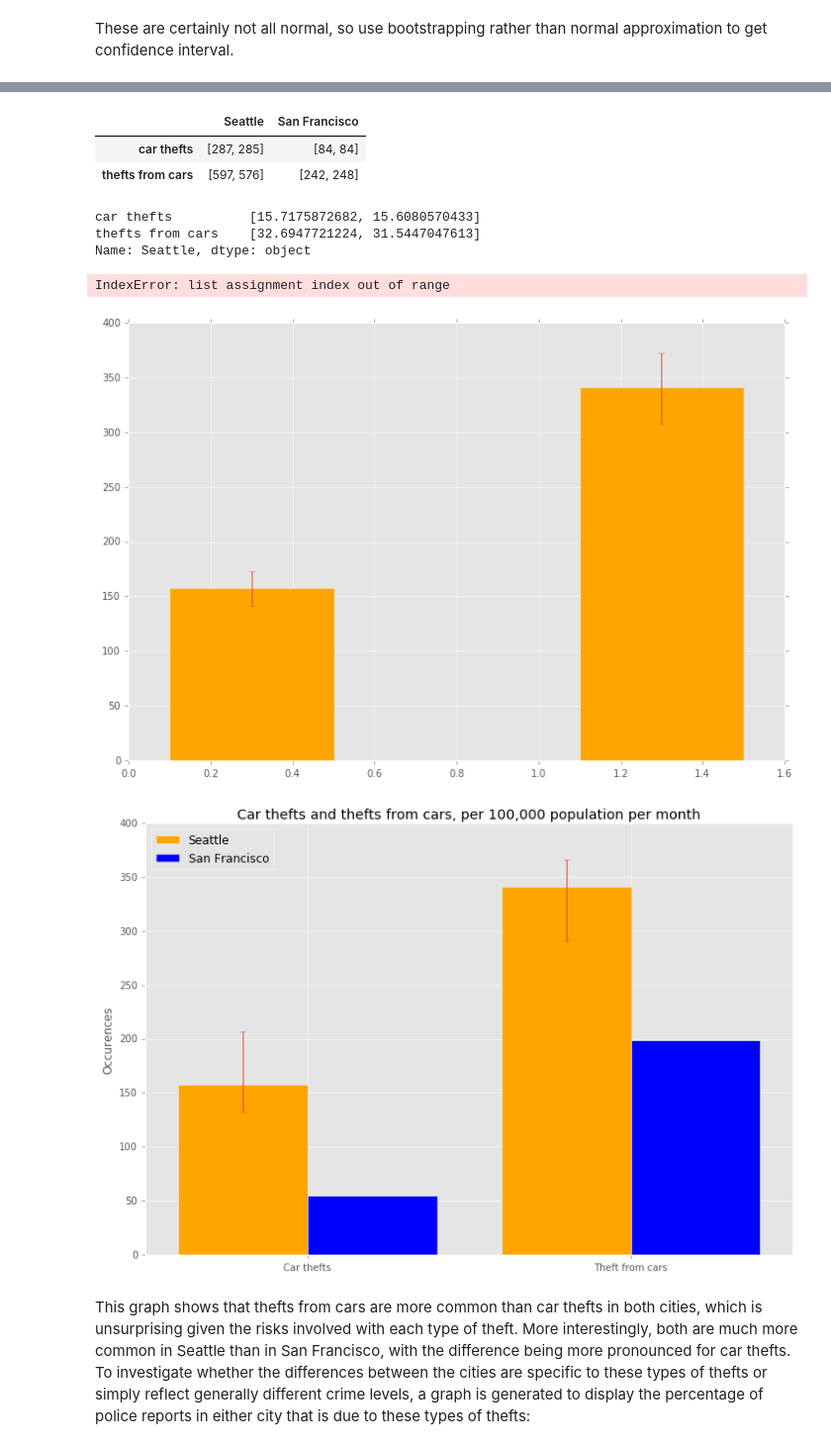
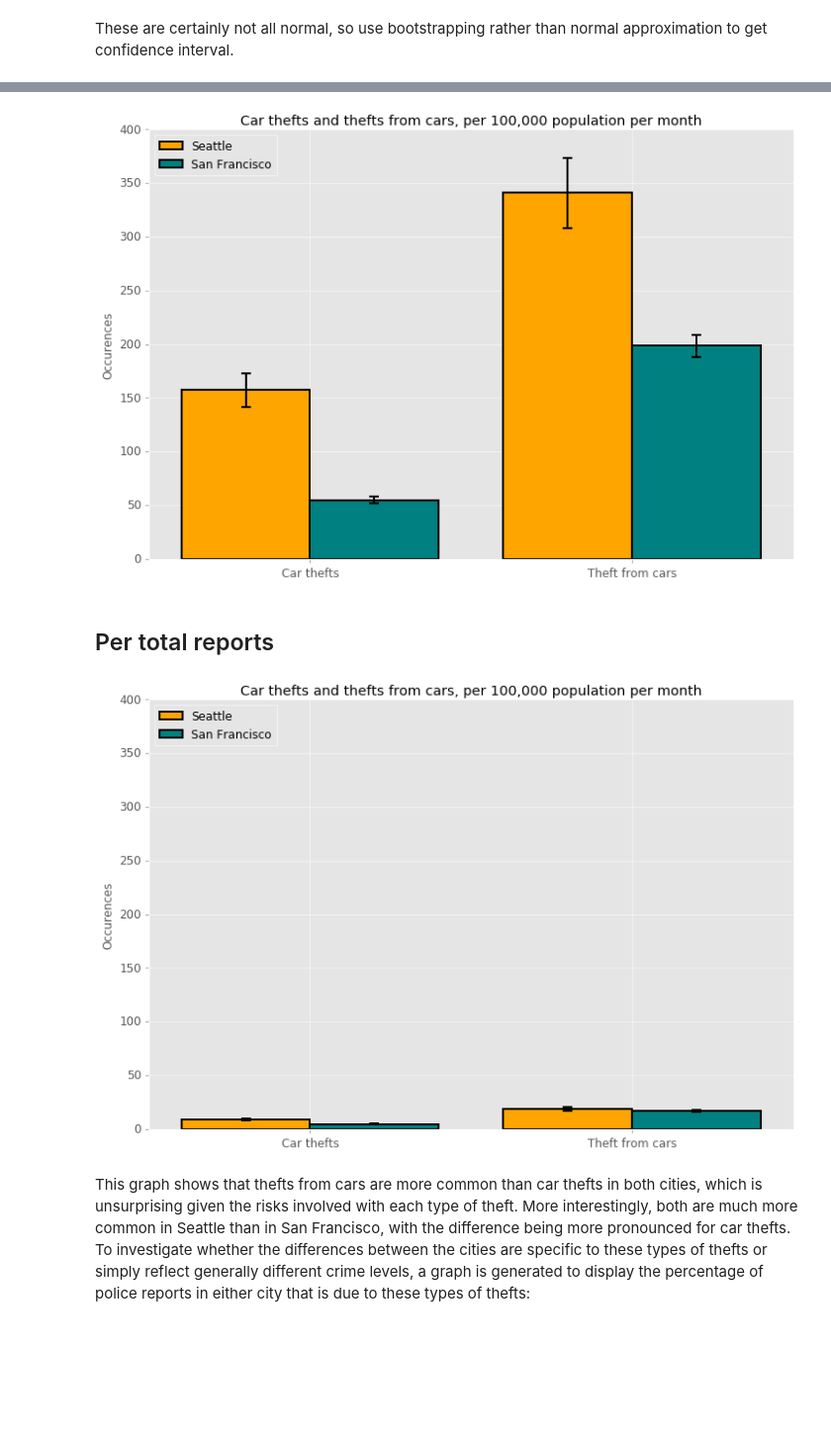
Before and after one commit to albertwildeman/Car-theft-Seattle-SF, a Jupyter notebook: Car_theft_Seattle_SF.ipynb, the cells around one changed output, grey strips where cells are left out. Shown at 99% size. Saved outputs shown, nothing was run; the diff lists cells and outputs as text; code cells hidden in the pictures; blank space fills up the shorter version.

Commit message:
error bars complete, but code needs cleaning

```diff
--- a/Car_theft_Seattle_SF.ipynb
+++ b/Car_theft_Seattle_SF.ipynb
@@ -54,7 +35,8 @@ SF_carprowl_byday = df_SF.loc[(df_SF['Descript']=='GRAND THEFT FROM LOCKED AUTO'
                               (df_SF['Descript']=='PETTY THEFT FROM LOCKED AUTO') |
                               (df_SF['Descript']=='PETTY THEFT FROM UNLOCKED AUTO'), 'Date'].value_counts().values
 
-# try a df instead
+cities = ["Seattle", "San Francisco"]
+crimes = ["car thefts", "thefts from cars"]
+
 daily_counts = pd.DataFrame(data = [[Se_cartheft_byday, SF_cartheft_byday], [Se_carprowl_byday, SF_carprowl_byday]],
-                            columns = ['Seattle', 'San Francisco'], index=['car thefts','thefts from cars'])
-daily_counts
+                            columns = cities, index = crimes)
@@ -109,22 +72,10 @@ raw_ci
-# %%
-errs_raw = abs(raw_ci - sums)
-errs_raw
-# %% [output]
-|  | Seattle | San Francisco |
-| car thefts | [287, 285] | [84, 84] |
-| thefts from cars | [597, 576] | [242, 248] |
 # %%
 # Population for each city as of the 2010 census:
-pops = pd.Series(data = [608660, 820445], index=['Seattle', 'San Francisco'])
+pops = pd.Series(data = [608660, 820445], index=cities)
 per_pop_factor = 100000/(pops*3)
 per_pop = sums.multiply(per_pop_factor)
+# convert error bars to this scale as well:
+errs_pop = errs_raw.multiply(per_pop_factor)
-# %%
-errs_pop = errs_raw.multiply(per_pop_factor)
-errs_pop['Seattle']
-# %% [output]
-car thefts          [15.7175872682, 15.6080570433]
-thefts from cars    [32.6947721224, 31.5447047613]
-Name: Seattle, dtype: object
 # %%
 # open a figure
 fig, ax = plt.subplots()
@@ -132,44 +83,60 @@ ind = np.arange(2)  # the x locations for the groups
 width = 0.4     # the width of the bars
 
 # Create bar graphs for the thefts of each type, per city, in count per month per 100,000 population:
-bars_pop=[]
+bars_pop=[[],[]]
+colors = ['orange','teal']
 for icity, city in enumerate(cities):
     errorbars = [[errs_pop[city][crime][error_side] for crime in crimes] for error_side in [0,1]]
-    bars_pop[icity] = ax.bar(ind+0.1+width*icity, per_pop[city].values, width, color='orange', yerr=errorbars)
-#bars_pop_Se = ax.bar(ind+0.1, per_pop['Seattle'].values, width, color='orange', yerr=[[25,50],[50,25]])
-#bars_pop_SF = ax.bar(ind+0.1+width, per_pop['San Francisco'].values, width, color='b')
+    bars_pop[icity] = ax.bar(ind+0.1+width*icity, per_pop[city].values, width, color=colors[icity], yerr=errorbars,
+                            error_kw={'ecolor':'black', 'linewidth':2, 'capthick':2, 'capsize':5},
+                             edgecolor='black',linewidth=2)
 
 # add some text for labels, title and axes ticks
 ax.set_title('Car thefts and thefts from cars, per 100,000 population per month')
 ax.set_ylabel('Occurences')
 ax.set_xticks(ind + 0.1 + width); ax.set_xticklabels(('Car thefts', 'Theft from cars'))
+ax.tick_params(labelsize=12)
 ax.xaxis.tick_bottom(); ax.yaxis.tick_left()
 ax.set_ylim(0,400)
 # add legend
 ax.legend((bars_pop[0][0], bars_pop[1][0]), ('Seattle', 'San Francisco'), loc='upper left');
 # %% [output]
-IndexError: list assignment index out of range
-[figure, old version]
+[figure, new version]
+# %% [markdown]
+## Per total reports
+# %%
+# Total reports:
+reports = pd.Series(data = [df_Se.shape[0], df_SF.shape[0]], index=cities)
+per_reports_factor = 100/reports
+per_reports = sums.multiply(per_reports_factor)
+# convert error bars to this scale as well:
+errs_reports = errs_raw.multiply(per_reports_factor)
 # %%
 # open a figure
 fig, ax = plt.subplots()
 ind = np.arange(2)  # the x locations for the groups
 width = 0.4     # the width of the bars
 
 # Create bar graphs for the thefts of each type, per city, in count per month per 100,000 population:
-bars_pop_Se = ax.bar(ind+0.1, per_pop.Se.values, width, color='orange', yerr=[[25,50],[50,25]])
-bars_pop_SF = ax.bar(ind+0.1+width, per_pop.SF.values, width, color='b')
+bars_rep=[[],[]]
+colors = ['orange','teal']
+for icity, city in enumerate(cities):
+    errorbars = [[errs_reports[city][crime][error_side] for crime in crimes] for error_side in [0,1]]
+    bars_rep[icity] = ax.bar(ind+0.1+width*icity, per_reports[city].values, width, color=colors[icity], yerr=errorbars,
+                            error_kw={'ecolor':'black', 'linewidth':2, 'capthick':2, 'capsize':5},
+                             edgecolor='black',linewidth=2)
 
 # add some text for labels, title and axes ticks
 ax.set_title('Car thefts and thefts from cars, per 100,000 population per month')
 ax.set_ylabel('Occurences')
 ax.set_xticks(ind + 0.1 + width); ax.set_xticklabels(('Car thefts', 'Theft from cars'))
+ax.tick_params(labelsize=12)
 ax.xaxis.tick_bottom(); ax.yaxis.tick_left()
 ax.set_ylim(0,400)
 # add legend
-ax.legend((bars_pop_Se[0], bars_pop_SF[0]), ('Seattle', 'San Francisco'), loc='upper left');
+ax.legend((bars_rep[0][0], bars_rep[1][0]), ('Seattle', 'San Francisco'), loc='upper left');
 # %% [output]
-[figure, old version]
+[figure, new version]
 # %% [markdown]
 This graph shows that thefts from cars are more common than car thefts in both cities, which is unsurprising given the risks involved with each type of theft. More interestingly, both are much more common in Seattle than in San Francisco, with the difference being more pronounced for car thefts.
 To investigate whether the differences between the cities are specific to these types of thefts or simply reflect generally different crime levels, a graph is generated to display the percentage of police reports in either city that is due to these types of thefts:
```
Also changed, not shown: parts of 8 cells of this notebook.
